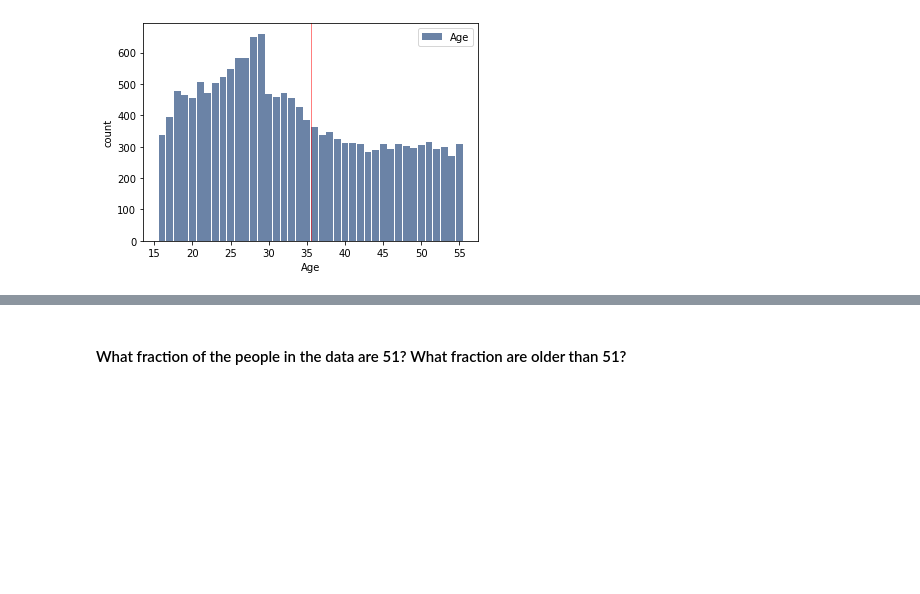
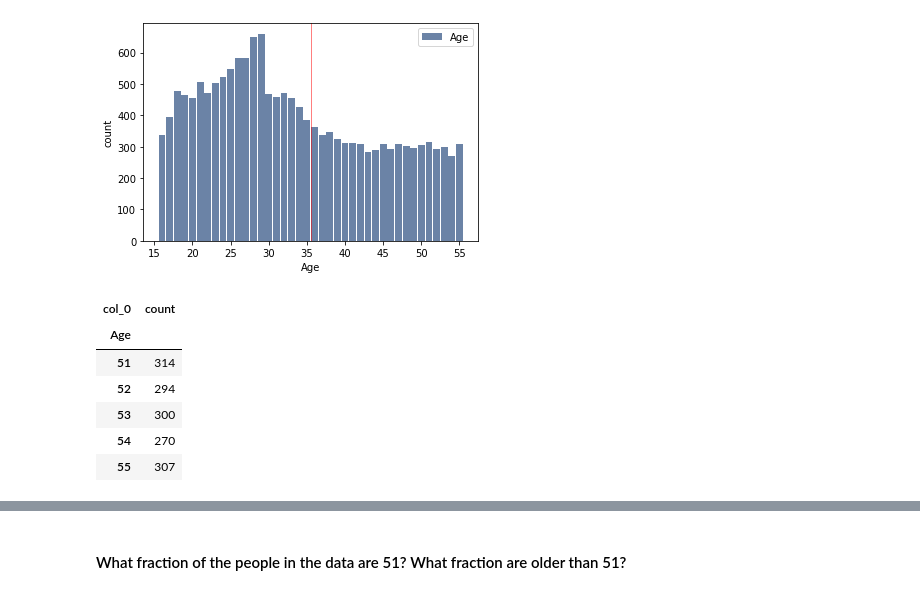
Before and after one commit to fadesere/BSIP_Assignment_1_Students, a Jupyter notebook: stats_asn_1_stud_temp.ipynb, the cells around one changed output, grey strips where cells are left out. Saved outputs shown, nothing was run; the diff lists cells and outputs as text; code cells hidden in the pictures; blank space fills up the shorter version.

```diff
--- a/stats_asn_1_stud_temp.ipynb
+++ b/stats_asn_1_stud_temp.ipynb
@@ -94,3 +94,16 @@ thinkplot.Config(xlabel='Age', ylabel='count')
 thinkplot.axvline(np.mean(agehist), color="red")
 # %% [output]
 [figure]
+# %%
+#find frequency of each Age using crosstab
+df_freq = pd.crosstab(index=df['Age'], columns='count')
+# %%
+df_freq.tail()
+# %% [output]
+| col_0 | count |
+| Age |  |
+| 51 | 314 |
+| 52 | 294 |
+| 53 | 300 |
+| 54 | 270 |
+| 55 | 307 |
```
Also changed, not shown: parts of 10 cells of this notebook.
